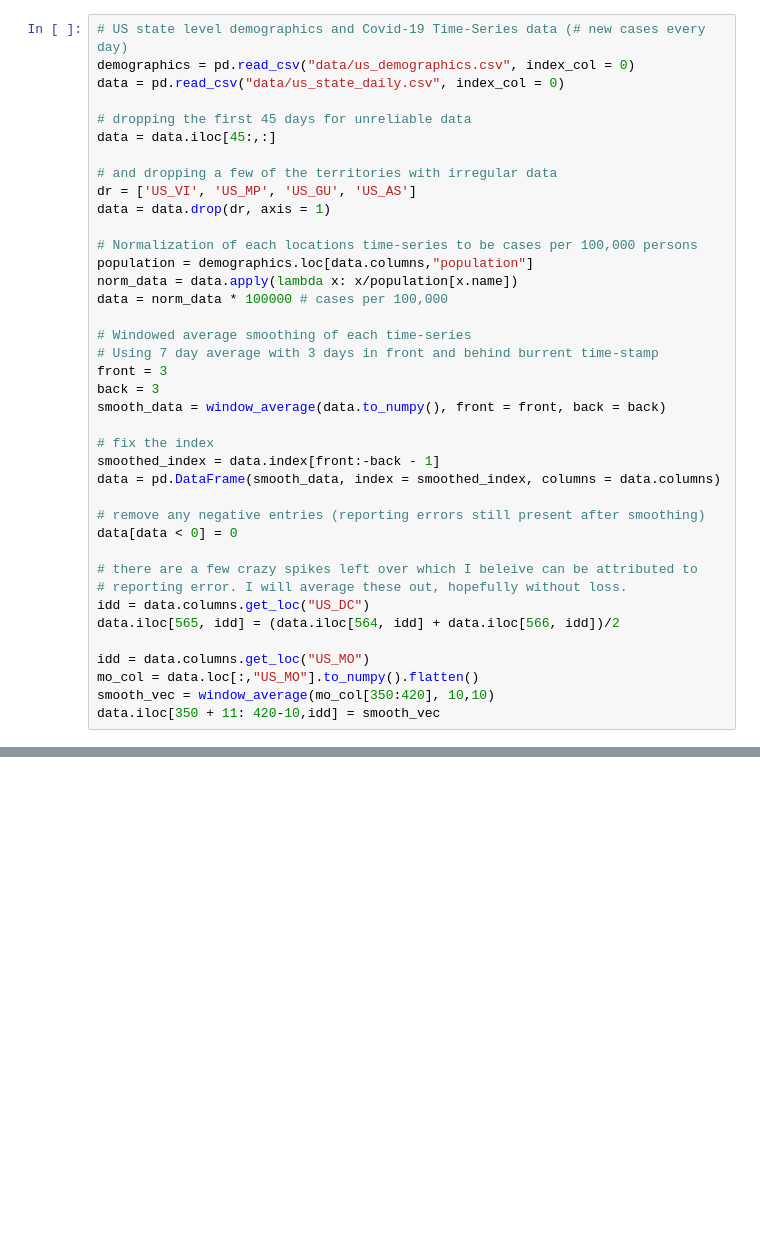
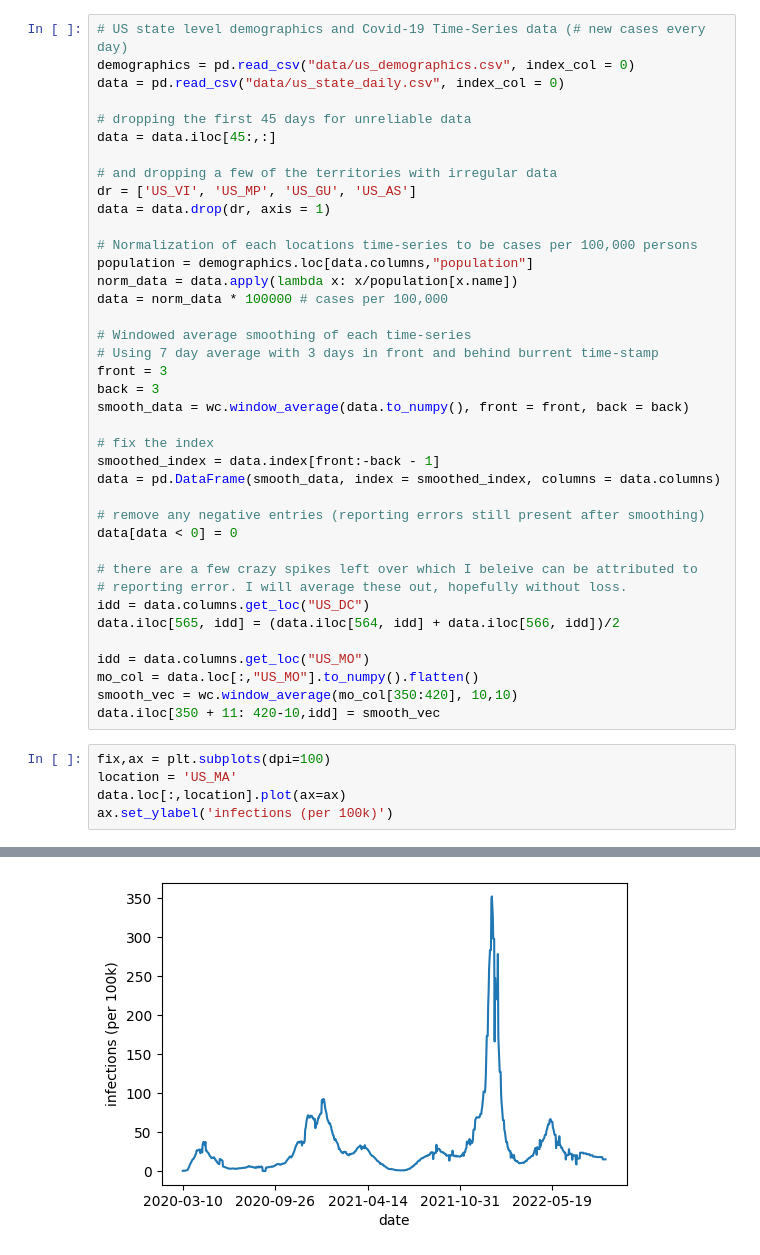
Before and after one commit to kevin-q2/wave_cluster, a Jupyter notebook: examples/examples.ipynb, the cells around one changed output, grey strips where cells are left out. Cells and saved outputs as stored; diff of their text form; blank space fills up the shorter version.

```diff
--- a/examples/examples.ipynb
+++ b/examples/examples.ipynb
@@ -28,7 +31,7 @@ data = norm_data * 100000 # cases per 100,000
 # Using 7 day average with 3 days in front and behind burrent time-stamp
 front = 3
 back = 3
-smooth_data = window_average(data.to_numpy(), front = front, back = back)
+smooth_data = wc.window_average(data.to_numpy(), front = front, back = back)
 
 # fix the index
 smoothed_index = data.index[front:-back - 1]
@@ -44,5 +47,11 @@ data.iloc[565, idd] = (data.iloc[564, idd] + data.iloc[566, idd])/2
 
 idd = data.columns.get_loc("US_MO")
 mo_col = data.loc[:,"US_MO"].to_numpy().flatten()
-smooth_vec = window_average(mo_col[350:420], 10,10)
+smooth_vec = wc.window_average(mo_col[350:420], 10,10)
 data.iloc[350 + 11: 420-10,idd] = smooth_vec
+# %%
+fix,ax = plt.subplots(dpi=100)
+location = 'US_MA'
+data.loc[:,location].plot(ax=ax)
+ax.set_ylabel('infections (per 100k)')
+# %% [output]
@@ -48,0 +59 @@ data.iloc[350 + 11: 420-10,idd] = smooth_vec
+[figure, added]
```
Also changed, not shown: parts of 35 cells of this notebook, 10 other files.
